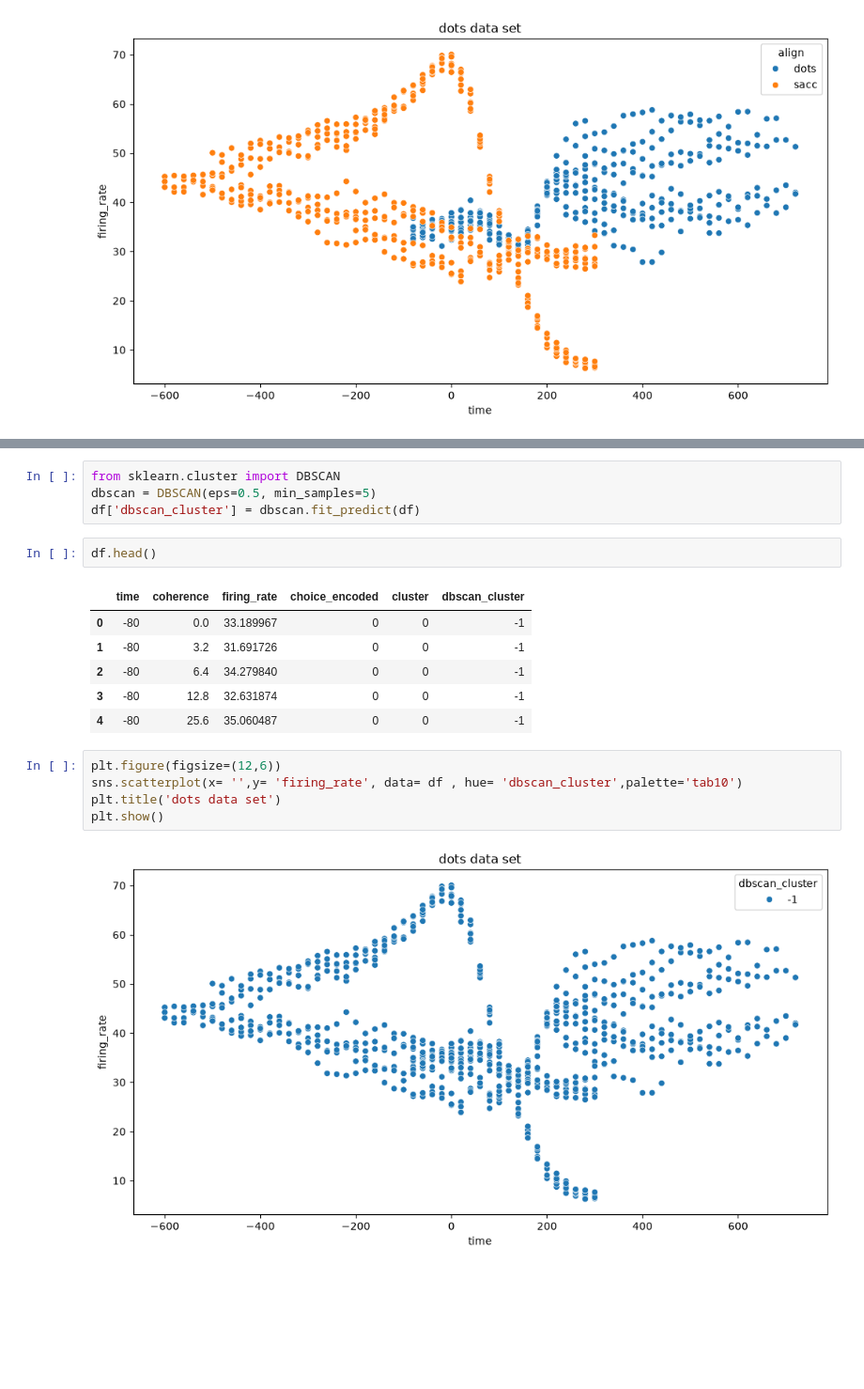
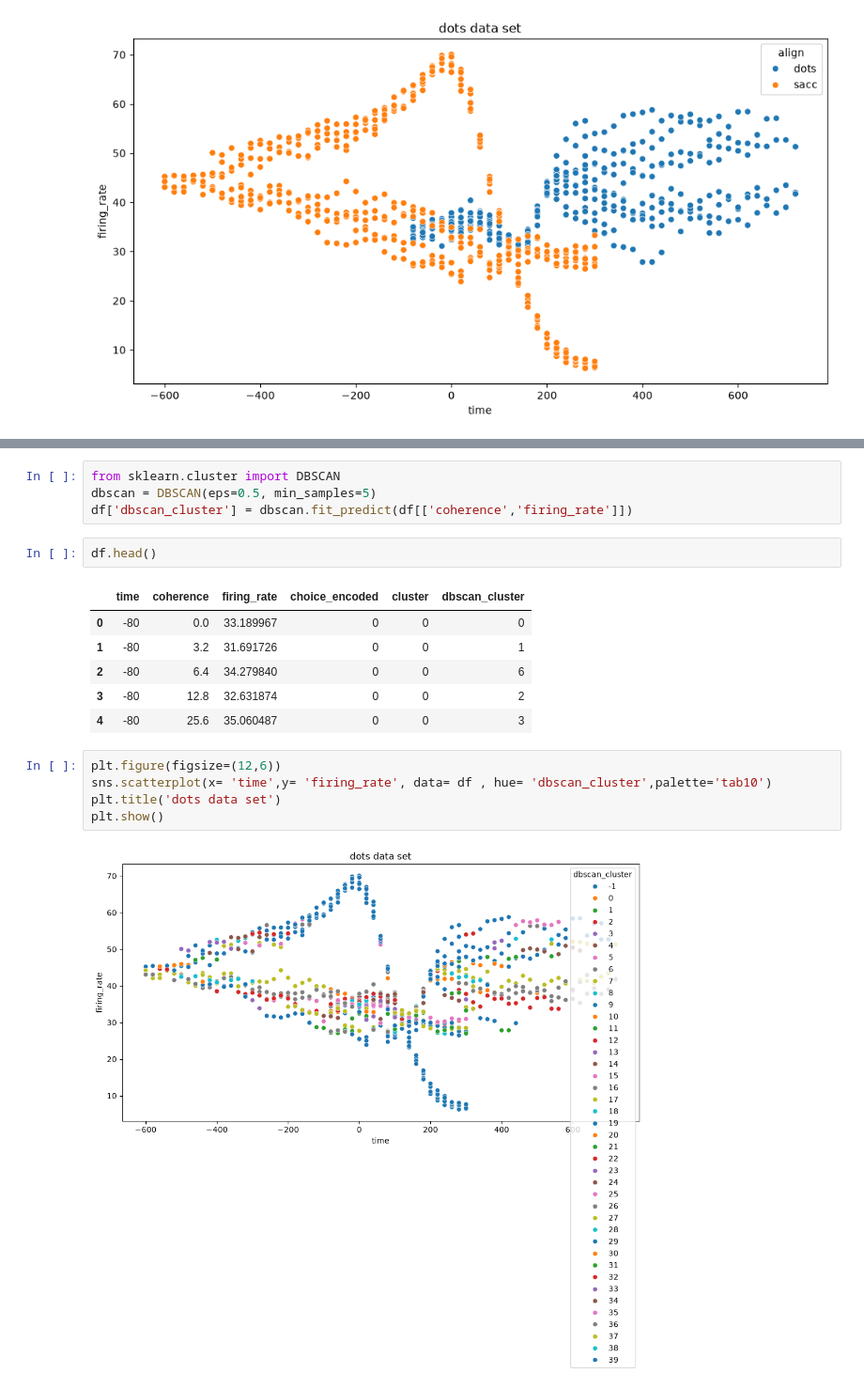
Before and after one commit to shivamanitripathi72/ml_excersise, a Jupyter notebook: day15.ipynb, the cells around one changed output, grey strips where cells are left out. Shown at 94% size. Saved outputs shown, nothing was run; the diff lists cells and outputs as text; blank space fills up the shorter version.

```diff
--- a/day15.ipynb
+++ b/day15.ipynb
@@ -89,20 +89,20 @@ plt.show()
 # %%
 from sklearn.cluster import DBSCAN
 dbscan = DBSCAN(eps=0.5, min_samples=5)
-df['dbscan_cluster'] = dbscan.fit_predict(df)
+df['dbscan_cluster'] = dbscan.fit_predict(df[['coherence','firing_rate']])
 # %%
 df.head()
 # %% [output]
 |  | time | coherence | firing_rate | choice_encoded | cluster | dbscan_cluster |
-| 0 | -80 | 0.0 | 33.189967 | 0 | 0 | -1 |
-| 1 | -80 | 3.2 | 31.691726 | 0 | 0 | -1 |
-| 2 | -80 | 6.4 | 34.279840 | 0 | 0 | -1 |
-| 3 | -80 | 12.8 | 32.631874 | 0 | 0 | -1 |
-| 4 | -80 | 25.6 | 35.060487 | 0 | 0 | -1 |
+| 0 | -80 | 0.0 | 33.189967 | 0 | 0 | 0 |
+| 1 | -80 | 3.2 | 31.691726 | 0 | 0 | 1 |
+| 2 | -80 | 6.4 | 34.279840 | 0 | 0 | 6 |
+| 3 | -80 | 12.8 | 32.631874 | 0 | 0 | 2 |
+| 4 | -80 | 25.6 | 35.060487 | 0 | 0 | 3 |
 # %%
 plt.figure(figsize=(12,6))
-sns.scatterplot(x= '',y= 'firing_rate', data= df , hue= 'dbscan_cluster',palette='tab10')
+sns.scatterplot(x= 'time',y= 'firing_rate', data= df , hue= 'dbscan_cluster',palette='tab10')
 plt.title('dots data set')
 plt.show()
 # %% [output]
-[figure, old version]
+[figure, new version]
```
Also changed, not shown: parts of 1 cell of this notebook.
